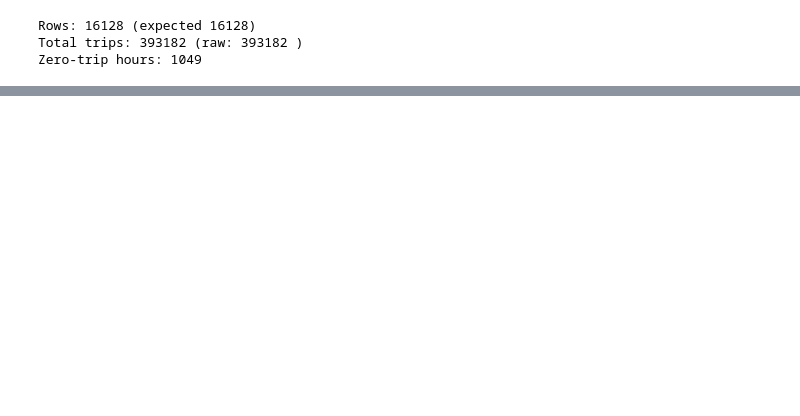
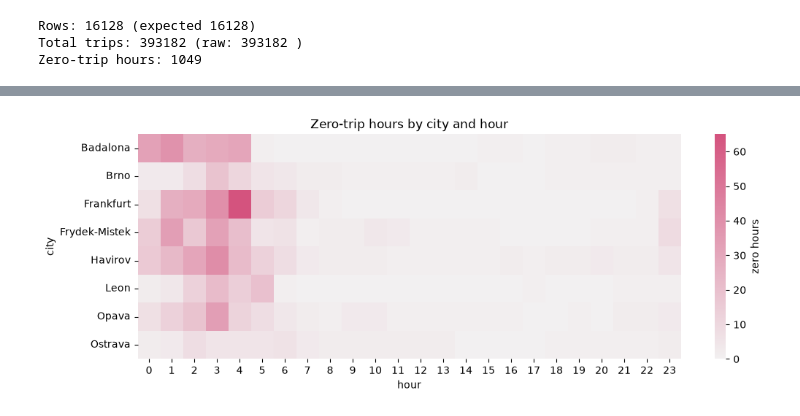
Before and after one commit to NatalyaKim21/bikeflow, a Jupyter notebook: notebooks/02_preparation.ipynb, the cells around one changed output, grey strips where cells are left out. Drawn from its saved outputs; the diff is of its cells as text; code cells hidden in the pictures; blank space fills up the shorter version.

Commit message:
Prep: check zero-trip hours by hour and city

```diff
--- a/notebooks/02_preparation.ipynb
+++ b/notebooks/02_preparation.ipynb
@@ -42,0 +47,3 @@ Zero-trip hours: 1049
+# %%
+zero = demand[demand['trips'] == 0]
+print(zero['hour'].value_counts().sort_index())
@@ -42,0 +133,8 @@ Zero-trip hours: 1049
+# %%
+tbl = zero.pivot_table(index='city', columns='hour', values='trips', aggfunc='size', fill_value=0)
+plt.figure(figsize=(12, 4))
+sns.heatmap(tbl, cmap=sns.light_palette('#D4537E', as_cmap=True), cbar_kws={'label': 'zero hours'})
+plt.title('Zero-trip hours by city and hour')
+plt.show()
+# %% [output]
+[figure, added]
```
Also changed, not shown: parts of 8 cells of this notebook.
